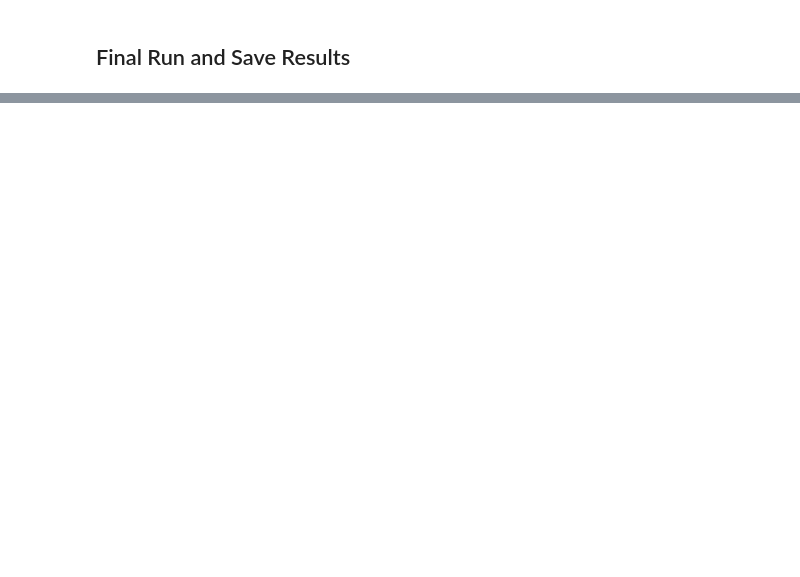
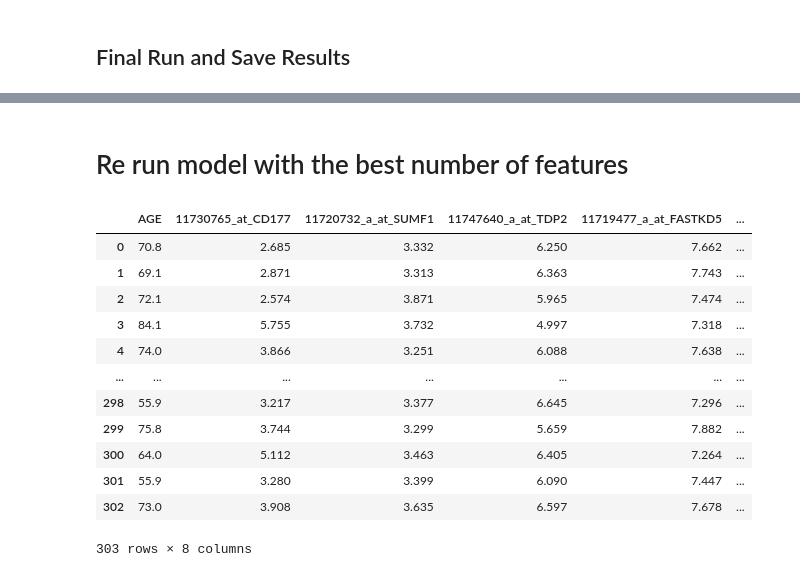
Before and after one commit to mvrl/ADNI_Genetics, a Jupyter notebook: gene_expression/Classification_Gene_Expr.ipynb, the cells around one changed output, grey strips where cells are left out. Drawn from its saved outputs; the diff is of its cells as text; code cells hidden in the pictures; blank space fills up the shorter version.

```diff
--- a/gene_expression/Classification_Gene_Expr.ipynb
+++ b/gene_expression/Classification_Gene_Expr.ipynb
@@ -185,5 +182,16 @@ Ttest calculated for all the unfiltered probes among all baseline diagnostic gro
 # %%
 overall_groups = ['CN_AD','CN_EMCI','CN_LMCI','EMCI_LMCI','EMCI_AD','LMCI_AD']
+# %%
+def prepare_targets(y):
+    le = LabelBinarizer()
+    le.fit(y)
+    y = le.transform(y)
+    return y
+
+def data_prep(df):
+    target = prepare_targets(list(df.DX_bl))
+    df1 = df.drop(columns=['Unnamed: 0','DX_bl']).reset_index(drop=True) #Patient ID and DIAG not needed
+    return df1, target.ravel()
 # %% [markdown]
 ## Classifier
 # %%
@@ -333,0 +431,2 @@ Automatically created module for IPython interactive environment
+# %% [markdown]
+# Re run model with the best number of features
@@ -334,3 +435,20 @@ Automatically created module for IPython interactive environment
+# %%
+top_df = df.loc[:,top_features]
+top_df
+# %% [output]
+|  | AGE | 11730765_at_CD177 | 11720732_a_at_SUMF1 | 11747640_a_at_TDP2 | 11719477_a_at_FASTKD5 | ... |
+| 0 | 70.8 | 2.685 | 3.332 | 6.250 | 7.662 | ... |
+| 1 | 69.1 | 2.871 | 3.313 | 6.363 | 7.743 | ... |
+| 2 | 72.1 | 2.574 | 3.871 | 5.965 | 7.474 | ... |
+| 3 | 84.1 | 5.755 | 3.732 | 4.997 | 7.318 | ... |
+| 4 | 74.0 | 3.866 | 3.251 | 6.088 | 7.638 | ... |
+| ... | ... | ... | ... | ... | ... | ... |
+| 298 | 55.9 | 3.217 | 3.377 | 6.645 | 7.296 | ... |
+| 299 | 75.8 | 3.744 | 3.299 | 5.659 | 7.882 | ... |
+| 300 | 64.0 | 5.112 | 3.463 | 6.405 | 7.264 | ... |
+| 301 | 55.9 | 3.280 | 3.399 | 6.090 | 7.447 | ... |
+| 302 | 73.0 | 3.908 | 3.635 | 6.597 | 7.678 | ... |
+303 rows × 8 columns
 # %%
 tprs = []
 aucs = []
```
Also changed, not shown: parts of 15 cells of this notebook, 4 other files.
